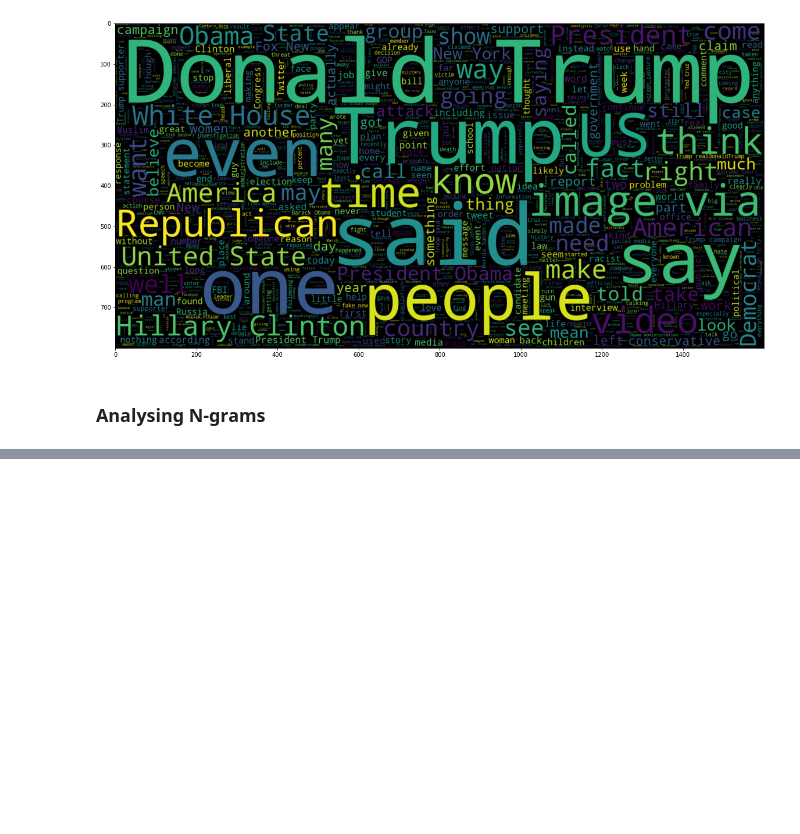
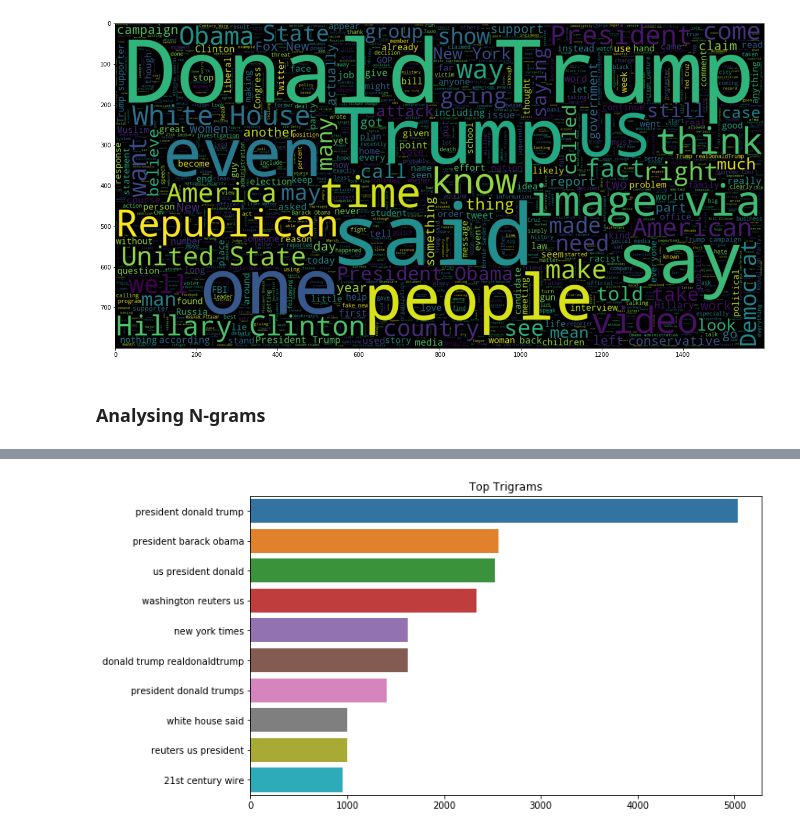
Before and after one commit to nadinezab/fake-news, a Jupyter notebook: Fake-news.ipynb, the cells around one changed output, grey strips where cells are left out. Cells and saved outputs as stored; diff of their text form; code cells hidden in the pictures; blank space fills up the shorter version.

```diff
--- a/1_EDA.ipynb
+++ b/Fake-news.ipynb
@@ -630,0 +736,5 @@ def get_corpus(text):
+# %%
+# Get trigrams
+trigrams = get_top_ngrams(df_clean['text'], n=3, k=10)
+trigrams = dict(trigrams)
+trigrams
@@ -630,0 +752,8 @@ def get_corpus(text):
+# %%
+# Plot barchart
+plt.figure(figsize = (10,6))
+sns.barplot(x=list(trigrams.values()),y=list(trigrams.keys()))
+plt.title('Top Trigrams')
+plt.show()
+# %% [output]
+[figure, added]
```
Also changed, not shown: parts of 12 cells of this notebook.
